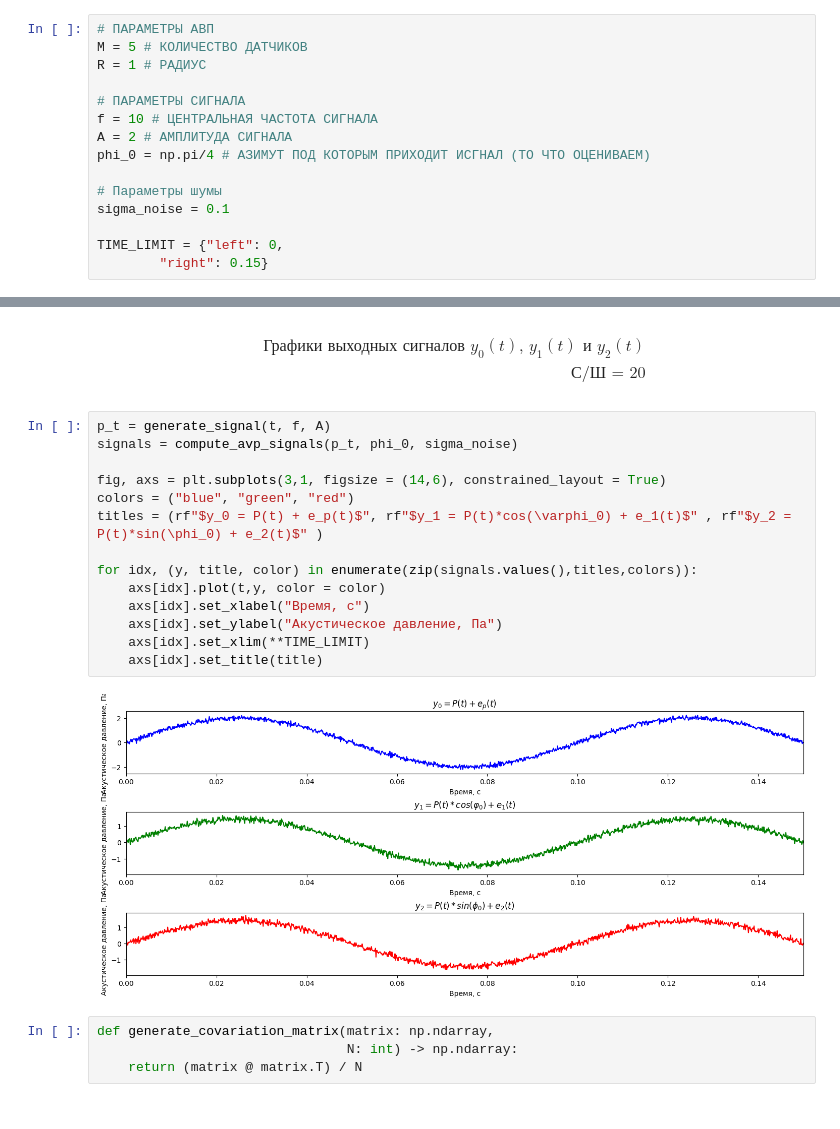
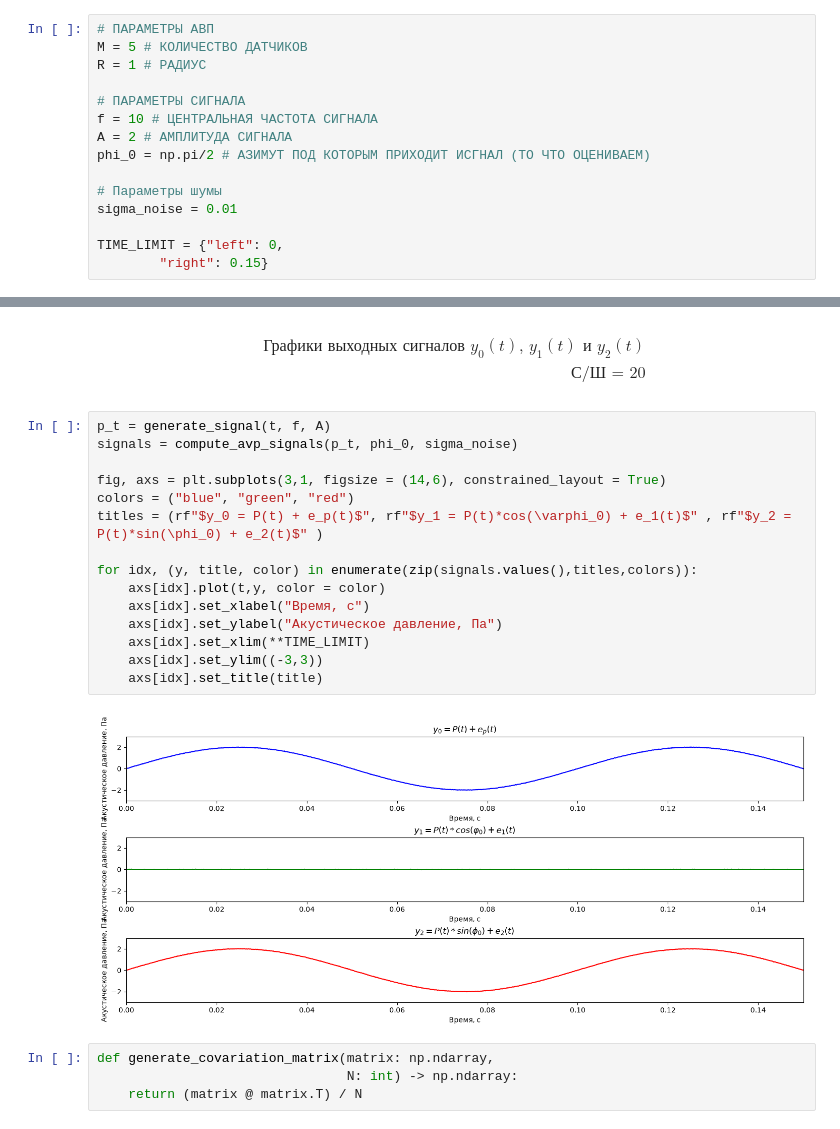
Before and after one commit to veitnemed/piling, a Jupyter notebook: notebook.ipynb, the cells around one changed output, grey strips where cells are left out. Drawn from its saved outputs; the diff is of its cells as text.

```diff
--- a/notebook.ipynb
+++ b/notebook.ipynb
@@ -18,10 +20,10 @@ R = 1 # РАДИУС
 # ПАРАМЕТРЫ СИГНАЛА
 f = 10 # ЦЕНТРАЛЬНАЯ ЧАСТОТА СИГНАЛА
 A = 2 # АМПЛИТУДА СИГНАЛА
-phi_0 = np.pi/4 # АЗИМУТ ПОД КОТОРЫМ ПРИХОДИТ ИСГНАЛ (ТО ЧТО ОЦЕНИВАЕМ)
+phi_0 = np.pi/2 # АЗИМУТ ПОД КОТОРЫМ ПРИХОДИТ ИСГНАЛ (ТО ЧТО ОЦЕНИВАЕМ)
 
 # Параметры шумы
-sigma_noise = 0.1
+sigma_noise = 0.01
 
 TIME_LIMIT = {"left": 0,
         "right": 0.15}
@@ -191,19 +193,20 @@ def compute_channel_matrix(
 # %%
 p_t = generate_signal(t, f, A)
 signals = compute_avp_signals(p_t, phi_0, sigma_noise)
 
 fig, axs = plt.subplots(3,1, figsize = (14,6), constrained_layout = True)
 colors = ("blue", "green", "red")
 titles = (rf"$y_0 = P(t) + e_p(t)$", rf"$y_1 = P(t)*cos(\varphi_0) + e_1(t)$" , rf"$y_2 = P(t)*sin(\phi_0) + e_2(t)$" )
 
 for idx, (y, title, color) in enumerate(zip(signals.values(),titles,colors)):
     axs[idx].plot(t,y, color = color)
     axs[idx].set_xlabel("Время, с")
     axs[idx].set_ylabel("Акустическое давление, Па")
     axs[idx].set_xlim(**TIME_LIMIT)
+    axs[idx].set_ylim((-3,3))
     axs[idx].set_title(title)
 # %% [output]
-[figure, old version]
+[figure, new version]
 # %%
 def generate_covariation_matrix(matrix: np.ndarray,
                                 N: int) -> np.ndarray:
```
Also changed, not shown: parts of 8 cells of this notebook, 3 other files.
